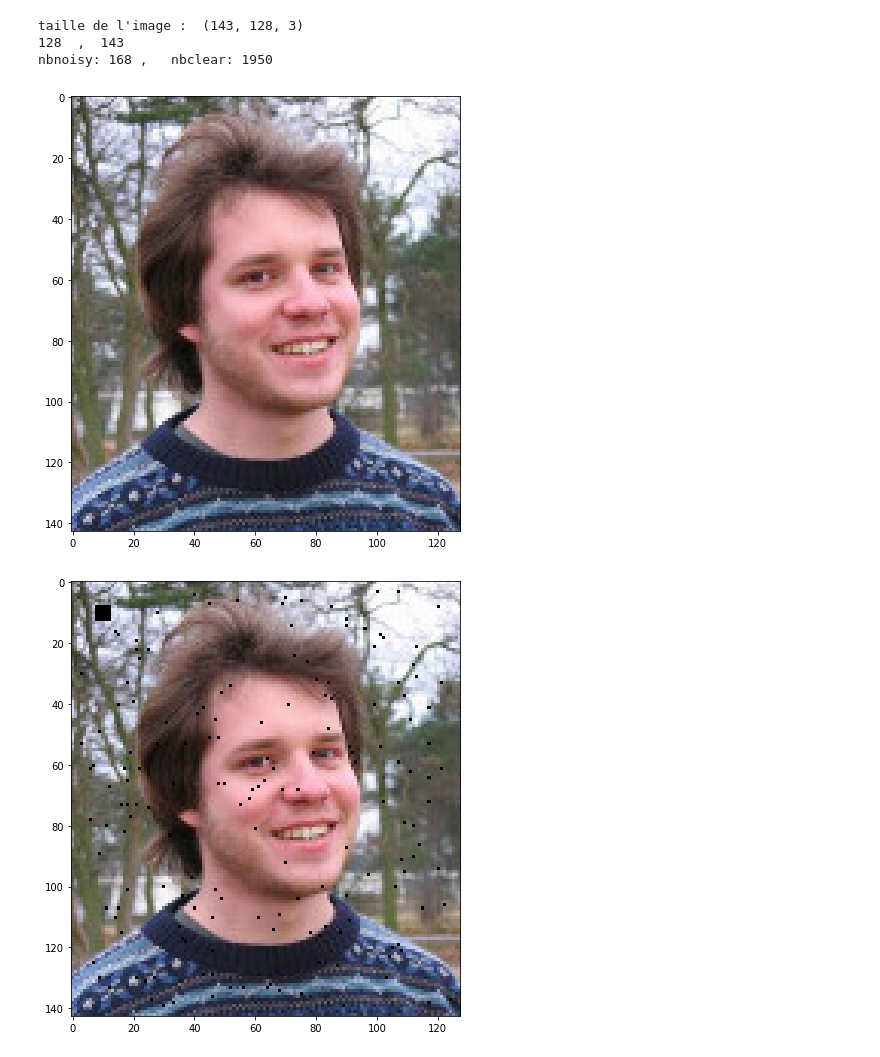
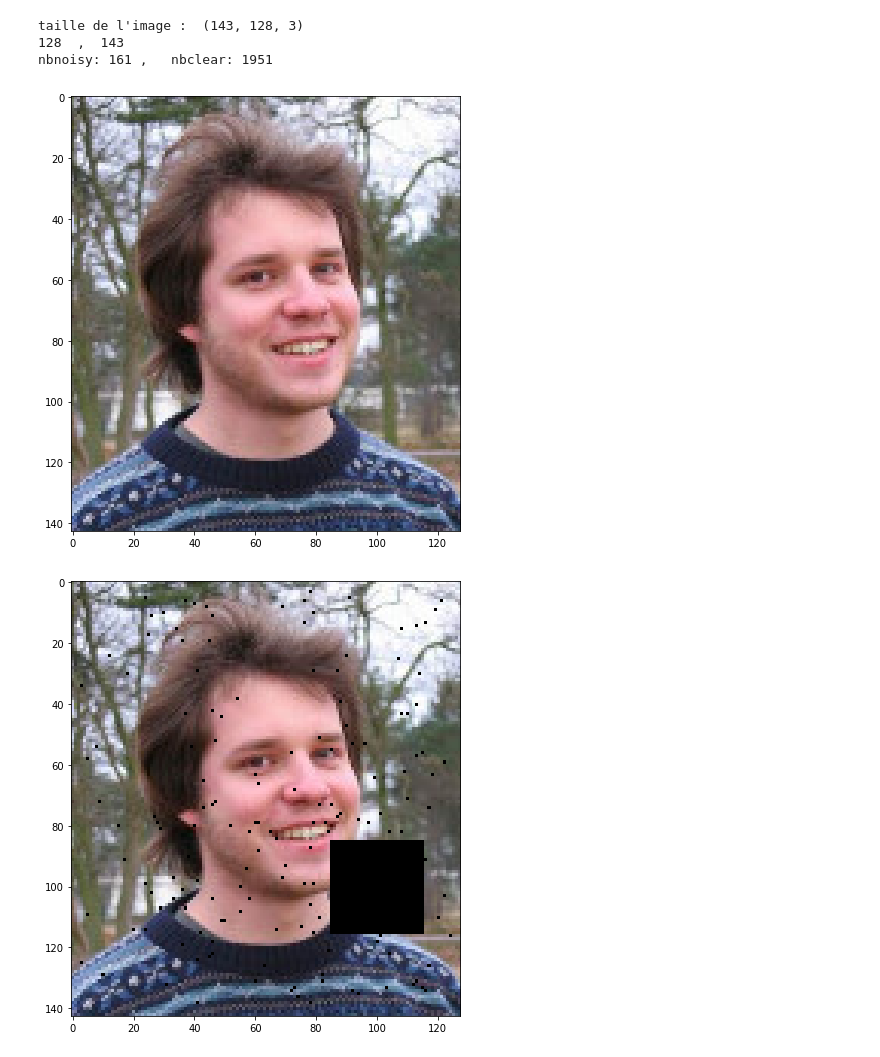
Before and after one commit to MaximeMarlot/arf-project, a Jupyter notebook: project.ipynb, the cells around one changed output. Drawn from its saved outputs; the diff is of its cells as text; code cells hidden in the pictures.

```diff
--- a/project.ipynb
+++ b/project.ipynb
@@ -149,36 +149,36 @@ img_matrice = util.read_im("Data/imgdataset/12.jpg")
 
 print("taille de l'image : ", img_matrice.shape)
 
 util.display_im(img_matrice)
 
 #Taille des patchs
 h=3 #nombre impair
 
-noisy_image, deletepixels = util.delete_rect(img_matrice, 10, 10, 5, 5)
+noisy_image, deletepixels = util.delete_rect(img_matrice, 100, 100, 31, 31)
 #display_im(noisy_image)
 
 width = img_matrice.shape[1]
 height = img_matrice.shape[0]
 
 print(width," , ", height)
 
 noisy_image, noise_pixels = util.noise(img_matrice, 0.01, width, height, h)
 
 noise_pixels = np.concatenate((np.array(noise_pixels), np.array(deletepixels)), axis=0)
 util.display_im(noisy_image)
 
 _,clear_patches = util.get_patches(noisy_image, h, width, height)
 noisy_patches,_ = util.get_all_patches(noisy_image, h, width, height)
 
 nbnoisy = np.shape(noisy_patches)[0]
 nbclear = np.shape(clear_patches)[0]
 print("nbnoisy:", nbnoisy, ",   nbclear:", nbclear)
 # %% [output]
 taille de l'image :  (143, 128, 3)
 128  ,  143
-nbnoisy: 168 ,   nbclear: 1950
+nbnoisy: 161 ,   nbclear: 1951
 [figure]
-[figure, old version]
+[figure, new version]
 # %%
 training = convert_patches_into_training_set(clear_patches)
 print(training.shape)
```
Also changed, not shown: parts of 2 cells of this notebook.
